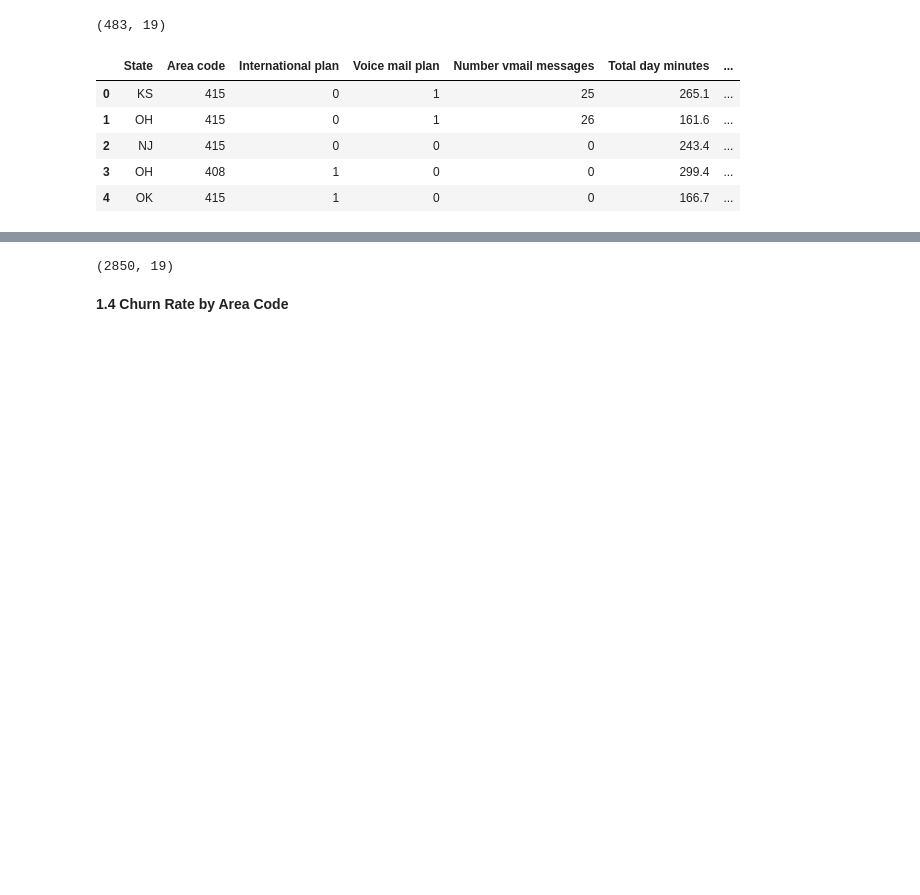
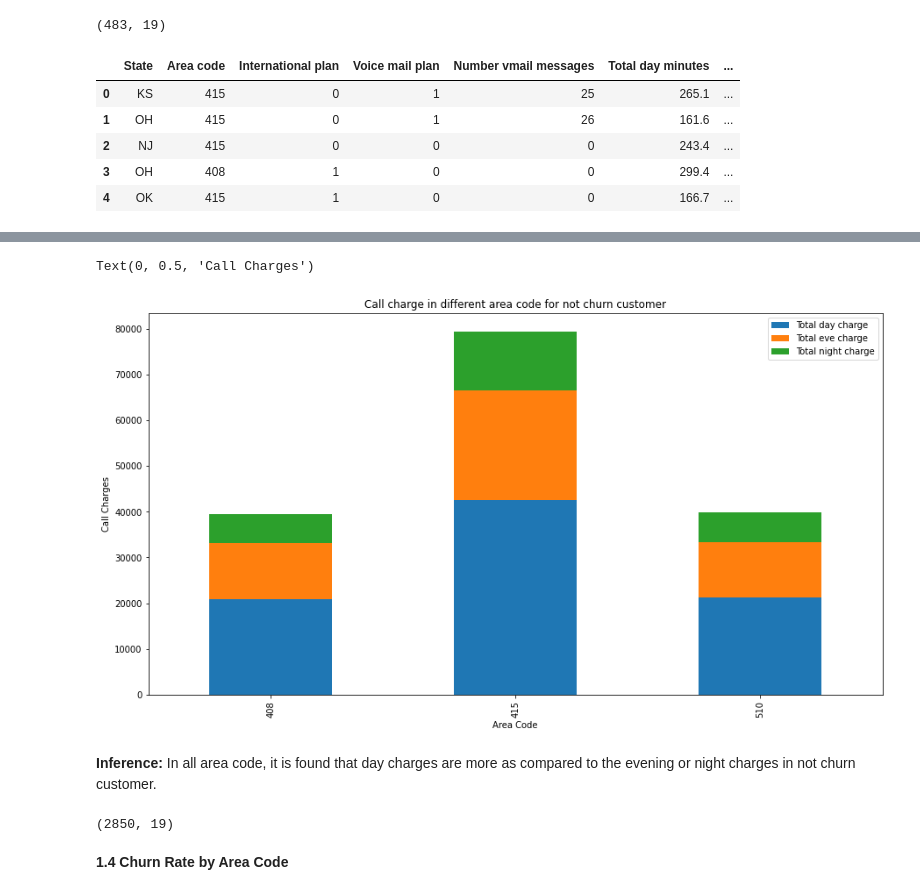
Before and after one commit to mladekar/EDA-Project-Telecom-Churn-Analysis, a Jupyter notebook: Telecom_Churn_Analysis_Capstone_Project.ipynb, the cells around one changed output, grey strips where cells are left out. Drawn from its saved outputs; the diff is of its cells as text; code cells hidden in the pictures; blank space fills up the shorter version.

```diff
--- a/Telecom_Churn_Analysis_Capstone_Project.ipynb
+++ b/Telecom_Churn_Analysis_Capstone_Project.ipynb
@@ -175,3 +195,6 @@ not_churn.head()
 | 2 | NJ | 415 | 0 | 0 | 0 | 243.4 | ... |
 | 3 | OH | 408 | 1 | 0 | 0 | 299.4 | ... |
 | 4 | OK | 415 | 1 | 0 | 0 | 166.7 | ... |
+# %%
+not_churn_area_code=not_churn.groupby('Area code',as_index=True).agg({"Total day charge":"sum","Total eve charge":"sum","Total night charge":"sum"})
+not_churn_area_code.head()
@@ -178,3 +207,13 @@ not_churn.head()
+# %%
+not_churn_area_code.plot(kind="bar",stacked=True,figsize=(15, 8))
+plt.title("Call charge in different area code for not churn customer")
+plt.xlabel("Area Code")
+plt.ylabel("Call Charges")
+# %% [output]
+Text(0, 0.5, 'Call Charges')
+[figure, added]
+# %% [markdown]
+**Inference:** In all area code, it is found that day charges are more as compared to the evening or night charges in not churn customer.
 # %%
 not_churn.shape
 # %% [output]
```
Also changed, not shown: parts of 13 cells of this notebook.
